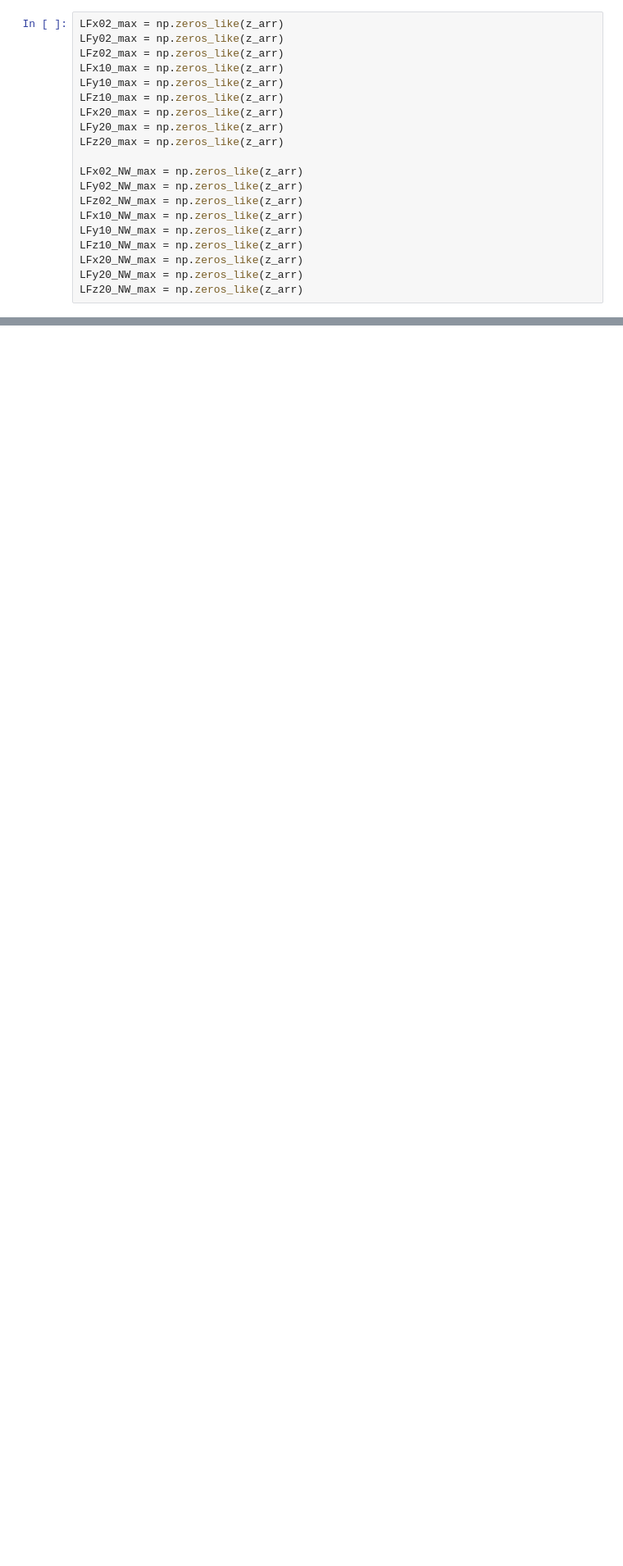
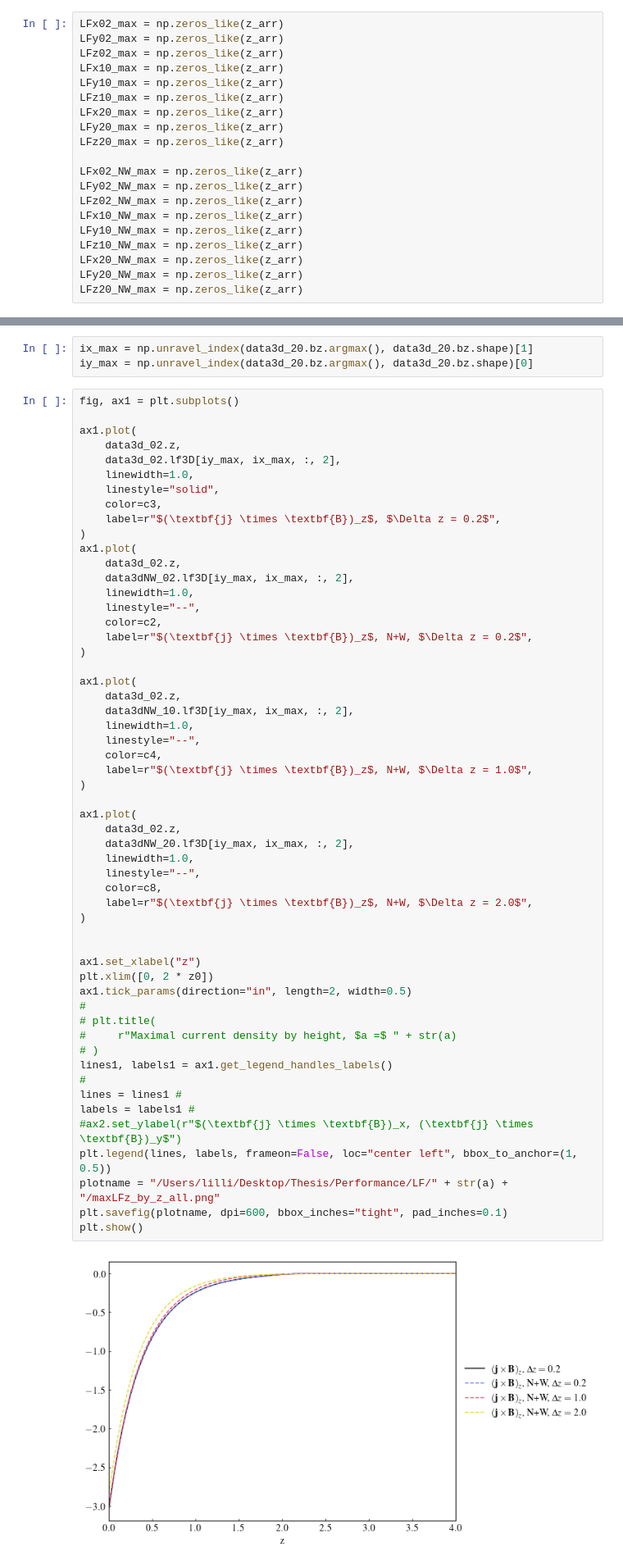
Before and after one commit to LMNadol/mflex, a Jupyter notebook: mhsflex/calculate_Lorentz_force.ipynb, the cells around one changed output, grey strips where cells are left out. Shown at 82% size. Cells and saved outputs as stored; diff of their text form; blank space fills up the shorter version.

```diff
--- a/mhsflex/calculate_Lorentz_force.ipynb
+++ b/mhsflex/calculate_Lorentz_force.ipynb
@@ -843,0 +838,60 @@ plt.show()
+# %%
+ix_max = np.unravel_index(data3d_20.bz.argmax(), data3d_20.bz.shape)[1]
+iy_max = np.unravel_index(data3d_20.bz.argmax(), data3d_20.bz.shape)[0]
+# %%
+fig, ax1 = plt.subplots()
+
+ax1.plot(
+    data3d_02.z,
+    data3d_02.lf3D[iy_max, ix_max, :, 2],
+    linewidth=1.0,
+    linestyle="solid",
+    color=c3,
+    label=r"$(\textbf{j} \times \textbf{B})_z$, $\Delta z = 0.2$",
+)
+ax1.plot(
+    data3d_02.z,
+    data3dNW_02.lf3D[iy_max, ix_max, :, 2],
+    linewidth=1.0,
+    linestyle="--",
+    color=c2,
+    label=r"$(\textbf{j} \times \textbf{B})_z$, N+W, $\Delta z = 0.2$",
+)
+
+ax1.plot(
+    data3d_02.z,
+    data3dNW_10.lf3D[iy_max, ix_max, :, 2],
+    linewidth=1.0,
+    linestyle="--",
+    color=c4,
+    label=r"$(\textbf{j} \times \textbf{B})_z$, N+W, $\Delta z = 1.0$",
+)
+
+ax1.plot(
+    data3d_02.z,
+    data3dNW_20.lf3D[iy_max, ix_max, :, 2],
+    linewidth=1.0,
+    linestyle="--",
+    color=c8,
+    label=r"$(\textbf{j} \times \textbf{B})_z$, N+W, $\Delta z = 2.0$",
+)
+
+
+ax1.set_xlabel("z")
+plt.xlim([0, 2 * z0])
+ax1.tick_params(direction="in", length=2, width=0.5)
+#
+# plt.title(
+#     r"Maximal current density by height, $a =$ " + str(a)
+# )
+lines1, labels1 = ax1.get_legend_handles_labels()
+#
+lines = lines1 #
+labels = labels1 #
+#ax2.set_ylabel(r"$(\textbf{j} \times \textbf{B})_x, (\textbf{j} \times \textbf{B})_y$")
+plt.legend(lines, labels, frameon=False, loc="center left", bbox_to_anchor=(1, 0.5))
+plotname = "/Users/lilli/Desktop/Thesis/Performance/LF/" + str(a) + "/maxLFz_by_z_all.png"
+plt.savefig(plotname, dpi=600, bbox_inches="tight", pad_inches=0.1)
+plt.show()
+# %% [output]
+[figure, added]
```
Also changed, not shown: parts of 11 cells of this notebook, 6 other files.
